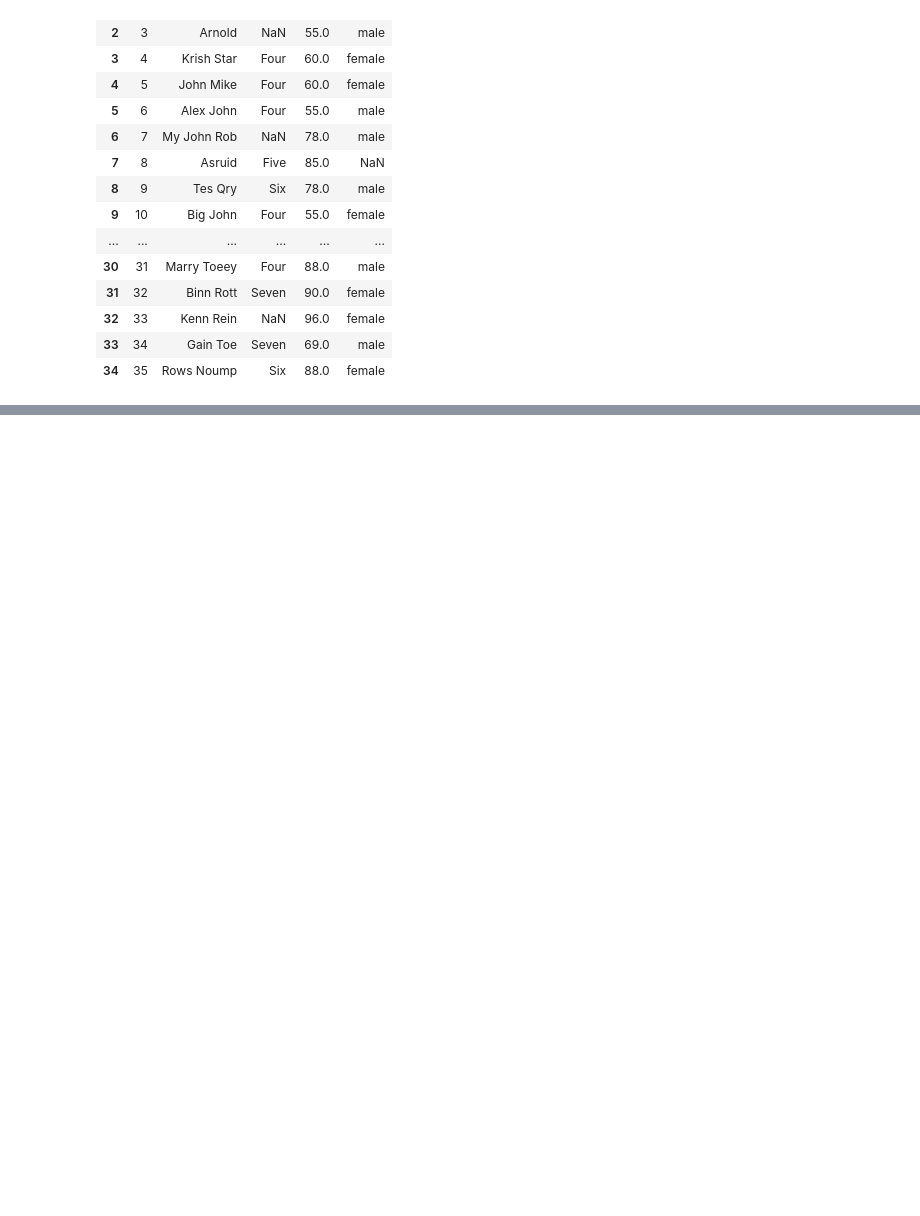
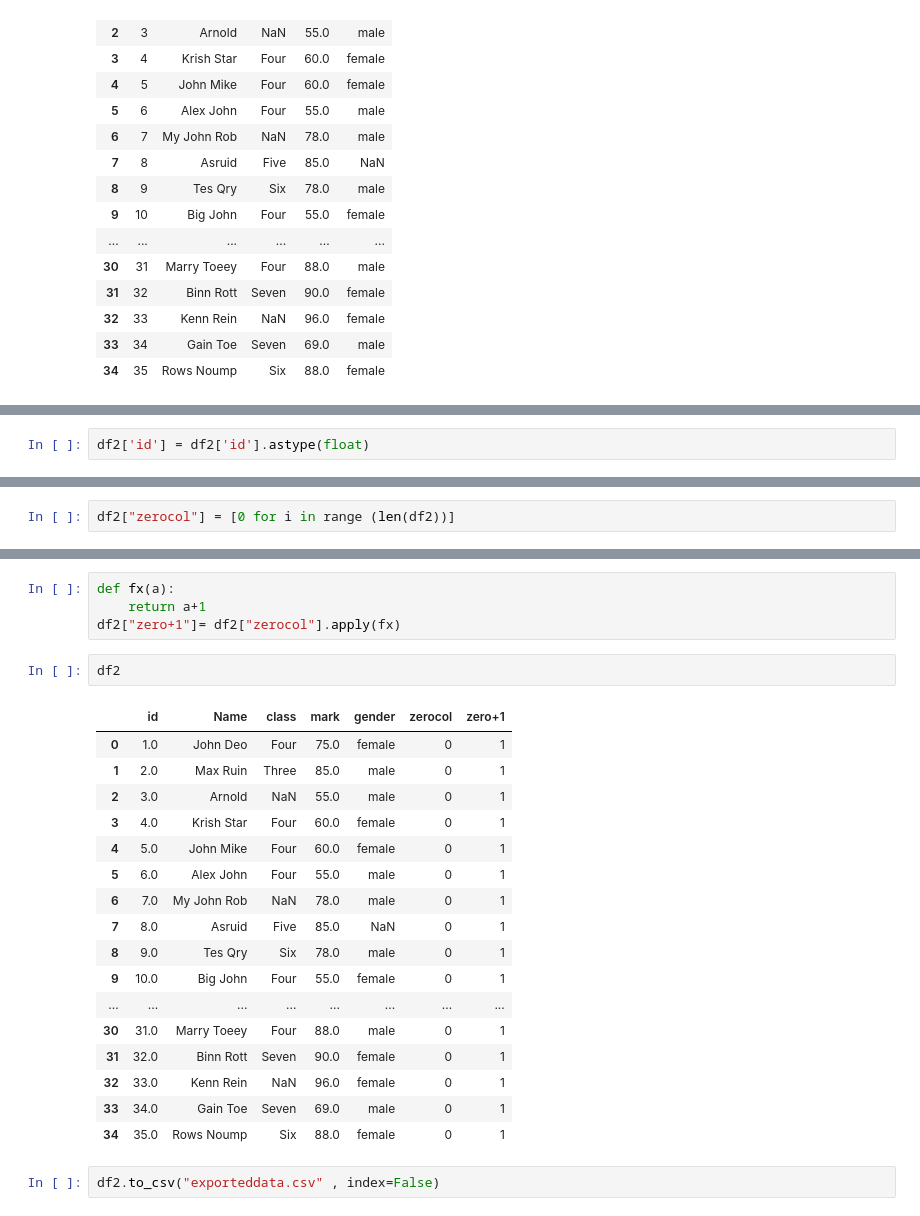
Before and after one commit to YadavAashutosh/PANDAS, a Jupyter notebook: PANDAS.ipynb, the cells around one changed output, grey strips where cells are left out. Saved outputs shown, nothing was run; the diff lists cells and outputs as text; blank space fills up the shorter version.

```diff
--- a/PANDAS.ipynb
+++ b/PANDAS.ipynb
@@ -274,0 +290,2 @@ df2
+# %%
+df2['id'] = df2['id'].astype(float)
@@ -274,0 +307,2 @@ df2
+# %%
+df2["zerocol"] = [0 for i in range (len(df2))]
@@ -274,0 +329,26 @@ df2
+# %%
+def fx(a):
+    return a+1
+df2["zero+1"]= df2["zerocol"].apply(fx)
+# %%
+df2
+# %% [output]
+|  | id | Name | class | mark | gender | zerocol | zero+1 |
+| 0 | 1.0 | John Deo | Four | 75.0 | female | 0 | 1 |
+| 1 | 2.0 | Max Ruin | Three | 85.0 | male | 0 | 1 |
+| 2 | 3.0 | Arnold | NaN | 55.0 | male | 0 | 1 |
+| 3 | 4.0 | Krish Star | Four | 60.0 | female | 0 | 1 |
+| 4 | 5.0 | John Mike | Four | 60.0 | female | 0 | 1 |
+| 5 | 6.0 | Alex John | Four | 55.0 | male | 0 | 1 |
+| 6 | 7.0 | My John Rob | NaN | 78.0 | male | 0 | 1 |
+| 7 | 8.0 | Asruid | Five | 85.0 | NaN | 0 | 1 |
+| 8 | 9.0 | Tes Qry | Six | 78.0 | male | 0 | 1 |
+| 9 | 10.0 | Big John | Four | 55.0 | female | 0 | 1 |
+| ... | ... | ... | ... | ... | ... | ... | ... |
+| 30 | 31.0 | Marry Toeey | Four | 88.0 | male | 0 | 1 |
+| 31 | 32.0 | Binn Rott | Seven | 90.0 | female | 0 | 1 |
+| 32 | 33.0 | Kenn Rein | NaN | 96.0 | female | 0 | 1 |
+| 33 | 34.0 | Gain Toe | Seven | 69.0 | male | 0 | 1 |
+| 34 | 35.0 | Rows Noump | Six | 88.0 | female | 0 | 1 |
+# %%
+df2.to_csv("exporteddata.csv" , index=False)
```
Also changed, not shown: parts of 3 cells of this notebook, 1 other file.
